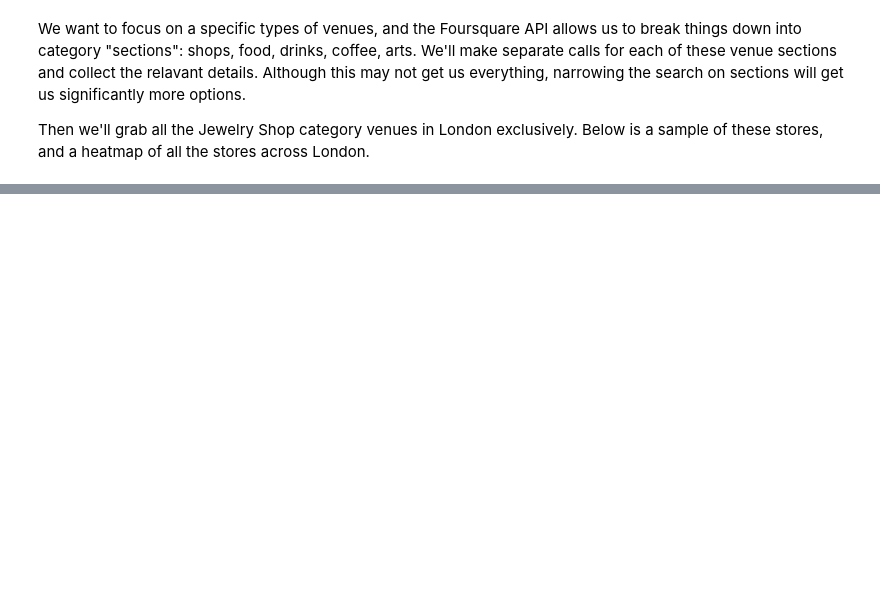
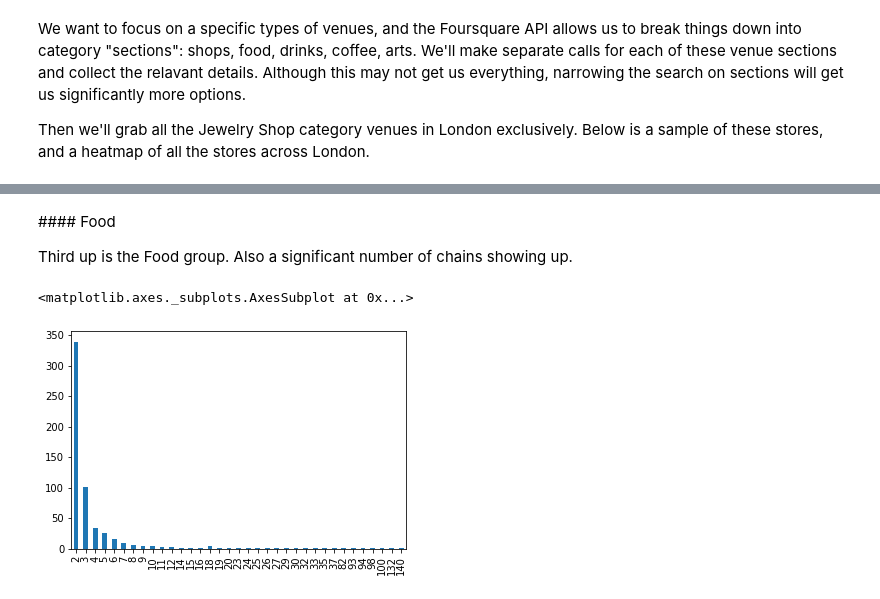
Before and after one commit to cuajo13/Coursera_Capstone, a Jupyter notebook: Battle of the Neighbourhoods Final.ipynb, the cells around one changed output, grey strips where cells are left out. Drawn from its saved outputs; the diff is of its cells as text; code cells hidden in the pictures; blank space fills up the shorter version.

```diff
--- a/Battle of the Neighbourhoods Final.ipynb
+++ b/Battle of the Neighbourhoods Final.ipynb
@@ -361,0 +491,14 @@ jewels
+# %% [markdown]
+#### Food
+
+Third up is the Food group.  Also a significant number of chains showing up.
+# %%
+fig, ax = plt.subplots()
+food_unique.groupby('Venue')['Venue ID']\
+    .agg(['count'])['count']\
+    .value_counts()[1:]\
+    .sort_index()\
+    .plot(ax=ax, kind='bar')
+# %% [output]
+<matplotlib.axes._subplots.AxesSubplot at 0x...>
+[figure, added]
```
Also changed, not shown: parts of 89 cells of this notebook, 2 other files.
